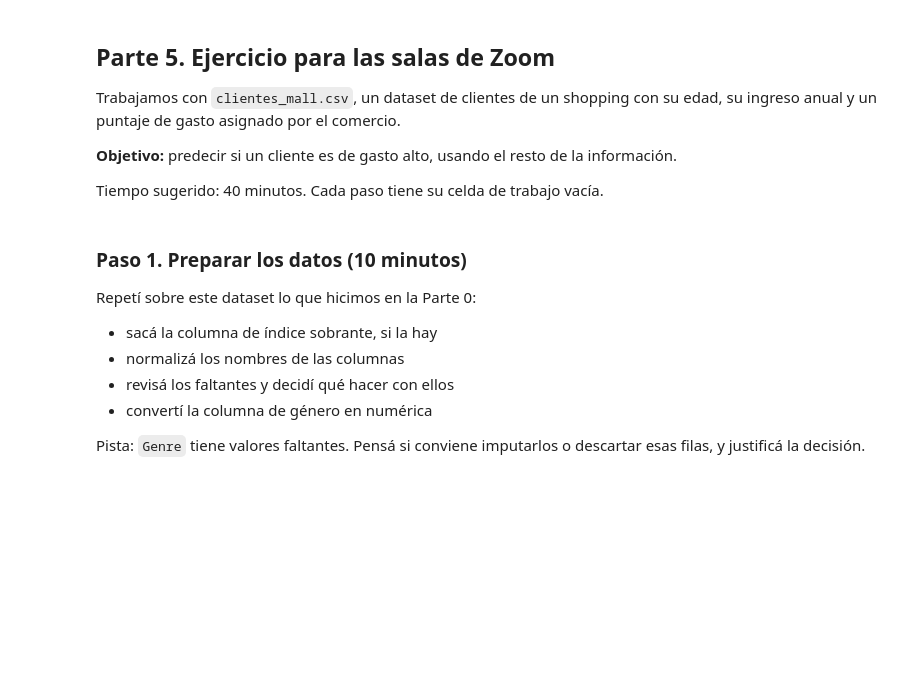
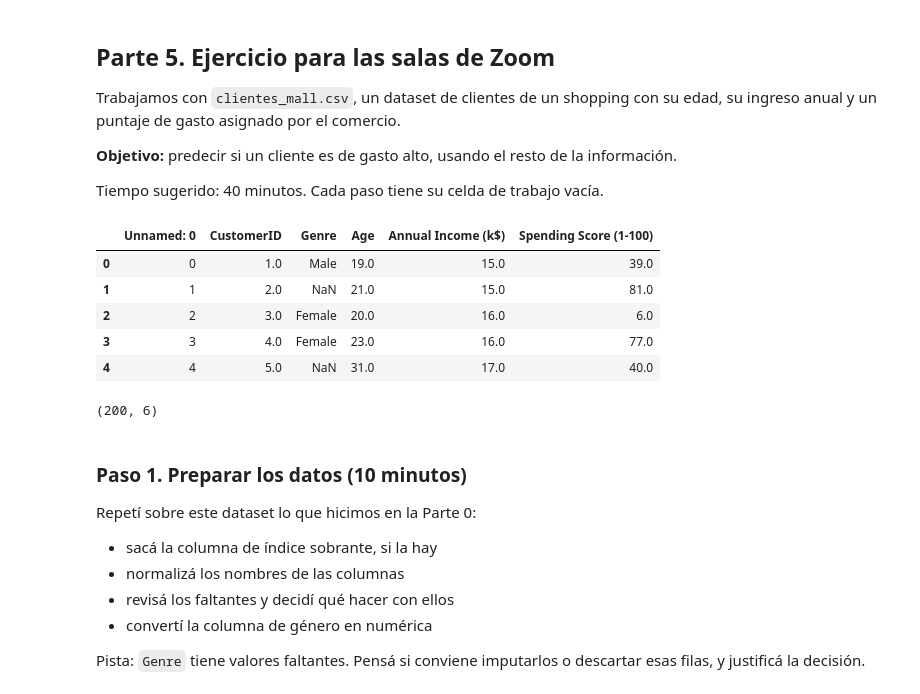
Before and after one commit to EmiiFernandez/actividades_data_sciente_ypf, a Jupyter notebook: notebook/C10_Notebook-14.ipynb, the cells around one changed output. Saved outputs shown, nothing was run; the diff lists cells and outputs as text; code cells hidden in the pictures; blank space fills up the shorter version.

```diff
--- a/notebook/C10_Notebook-14.ipynb
+++ b/notebook/C10_Notebook-14.ipynb
@@ -50,7 +50,9 @@ pd.set_option('display.max_columns', None)
         #return pd.read_csv(nombre)
 
 #students = cargar('StudentsPerformance.csv')
-students = pd.read_csv('https://raw.githubusercontent.com/EmiiFernandez/actividades_data_sciente_ypf/main/dataset/StudentsPerformance.csv')
+url = 'https://raw.githubusercontent.com/EmiiFernandez/actividades_data_sciente_ypf/main/dataset/'
+df_students = pd.read_csv(url + 'StudentsPerformance.csv')
+students = df_students.copy()
 students.head()
 # %% [output]
 |  | Unnamed: 0 | gender | race/ethnicity | parental level of education | lunch | test preparation course | math score | ... |
@@ -305,8 +426,20 @@ Trabajamos con `clientes_mall.csv`, un dataset de clientes de un shopping con su
 
 Tiempo sugerido: 40 minutos. Cada paso tiene su celda de trabajo vacía.
 # %%
-clientes = cargar('clientes_mall.csv')
+df_clientes = pd.read_csv(url + 'clientes_mall.csv')
+clientes = df_clientes.copy()
 clientes.head()
+# %% [output]
+|  | Unnamed: 0 | CustomerID | Genre | Age | Annual Income (k$) | Spending Score (1-100) |
+| 0 | 0 | 1.0 | Male | 19.0 | 15.0 | 39.0 |
+| 1 | 1 | 2.0 | NaN | 21.0 | 15.0 | 81.0 |
+| 2 | 2 | 3.0 | Female | 20.0 | 16.0 | 6.0 |
+| 3 | 3 | 4.0 | Female | 23.0 | 16.0 | 77.0 |
+| 4 | 4 | 5.0 | NaN | 31.0 | 17.0 | 40.0 |
+# %%
+clientes.shape
+# %% [output]
+(200, 6)
 # %% [markdown]
 ### Paso 1. Preparar los datos (10 minutos)
 
```
Also changed, not shown: parts of 27 cells of this notebook.
